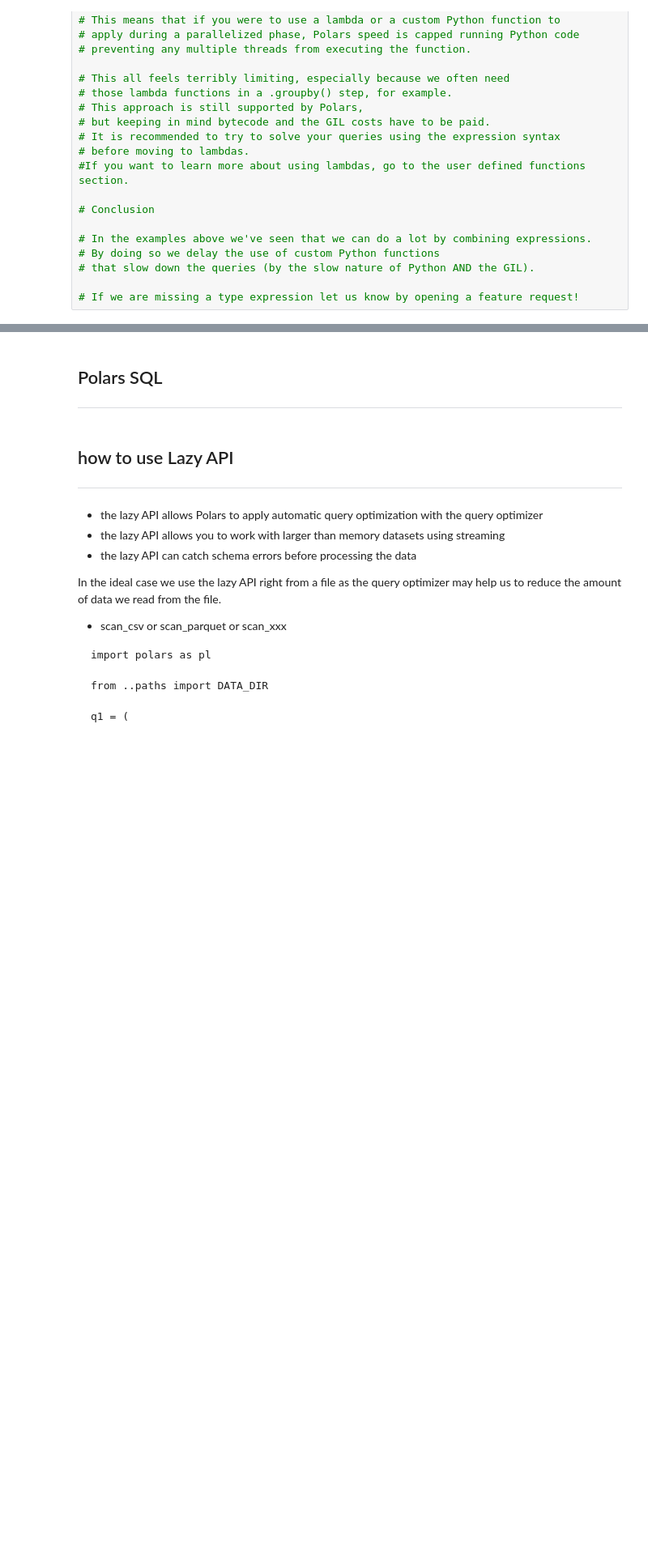
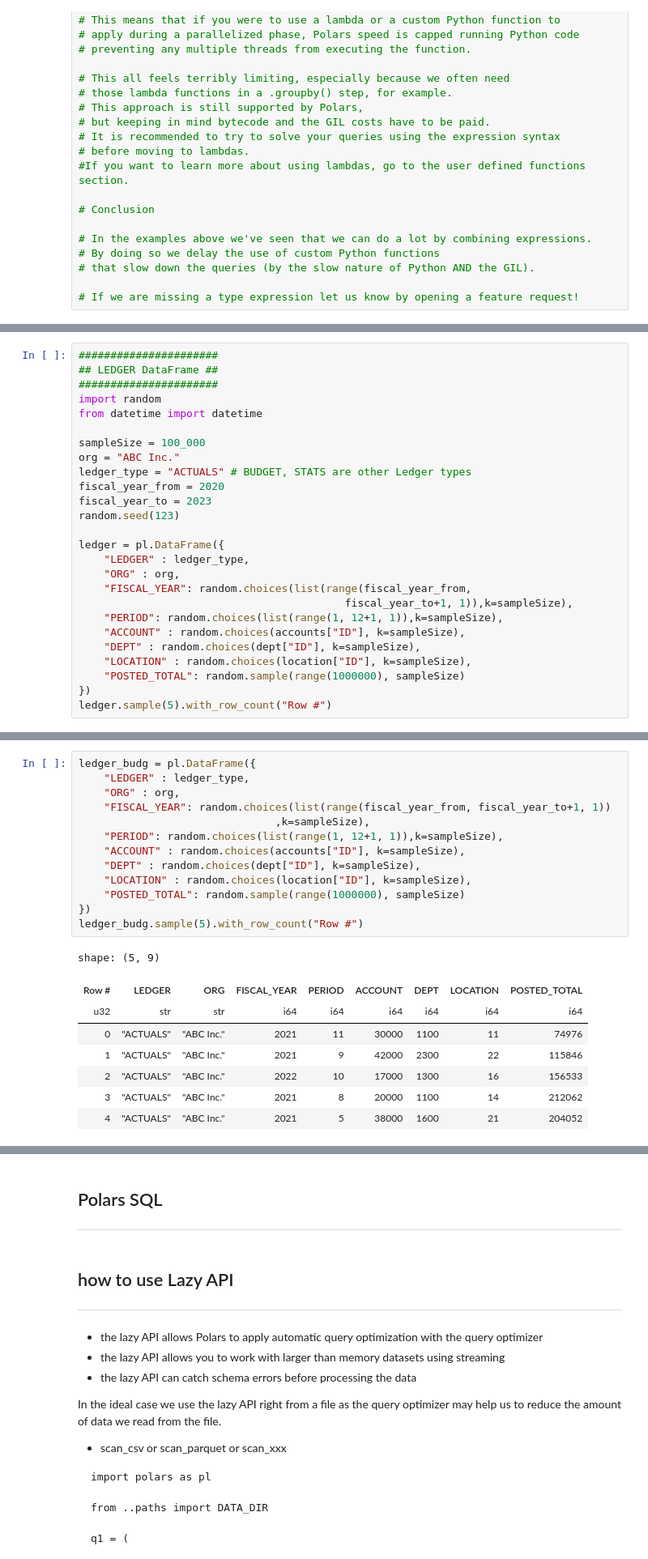
Before and after one commit to AmitXShukla/RPA, a Jupyter notebook: notebooks/Python - Polars dataframe complete user guide.ipynb, the cells around one changed output, grey strips where cells are left out. Shown at 81% size. Cells and saved outputs as stored; diff of their text form; blank space fills up the shorter version.

```diff
--- a/notebooks/Python - Polars dataframe complete user guide.ipynb
+++ b/notebooks/Python - Polars dataframe complete user guide.ipynb
@@ -1839,0 +2926,26 @@ shape: (15, 3)
+# %%
+######################
+## LEDGER DataFrame ##
+######################
+import random
+from datetime import datetime
+
+sampleSize = 100_000
+org = "ABC Inc."
+ledger_type = "ACTUALS" # BUDGET, STATS are other Ledger types
+fiscal_year_from = 2020
+fiscal_year_to = 2023
+random.seed(123)
+
+ledger = pl.DataFrame({
+	"LEDGER" : ledger_type,
+	"ORG" : org,
+	"FISCAL_YEAR": random.choices(list(range(fiscal_year_from,
+                                          fiscal_year_to+1, 1)),k=sampleSize),
+	"PERIOD": random.choices(list(range(1, 12+1, 1)),k=sampleSize),
+	"ACCOUNT" : random.choices(accounts["ID"], k=sampleSize),
+	"DEPT" : random.choices(dept["ID"], k=sampleSize),
+	"LOCATION" : random.choices(location["ID"], k=sampleSize),
+	"POSTED_TOTAL": random.sample(range(1000000), sampleSize)
+})
+ledger.sample(5).with_row_count("Row #")
@@ -1839,0 +2961,22 @@ shape: (15, 3)
+# %%
+ledger_budg = pl.DataFrame({
+	"LEDGER" : ledger_type,
+	"ORG" : org,
+	"FISCAL_YEAR": random.choices(list(range(fiscal_year_from, fiscal_year_to+1, 1))
+                               ,k=sampleSize),
+	"PERIOD": random.choices(list(range(1, 12+1, 1)),k=sampleSize),
+	"ACCOUNT" : random.choices(accounts["ID"], k=sampleSize),
+	"DEPT" : random.choices(dept["ID"], k=sampleSize),
+	"LOCATION" : random.choices(location["ID"], k=sampleSize),
+	"POSTED_TOTAL": random.sample(range(1000000), sampleSize)
+})
+ledger_budg.sample(5).with_row_count("Row #")
+# %% [output]
+shape: (5, 9)
+| Row # | LEDGER | ORG | FISCAL_YEAR | PERIOD | ACCOUNT | DEPT | LOCATION | POSTED_TOTAL |
+| u32 | str | str | i64 | i64 | i64 | i64 | i64 | i64 |
+| 0 | "ACTUALS" | "ABC Inc." | 2021 | 11 | 30000 | 1100 | 11 | 74976 |
+| 1 | "ACTUALS" | "ABC Inc." | 2021 | 9 | 42000 | 2300 | 22 | 115846 |
+| 2 | "ACTUALS" | "ABC Inc." | 2022 | 10 | 17000 | 1300 | 16 | 156533 |
+| 3 | "ACTUALS" | "ABC Inc." | 2021 | 8 | 20000 | 1100 | 14 | 212062 |
+| 4 | "ACTUALS" | "ABC Inc." | 2021 | 5 | 38000 | 1600 | 21 | 204052 |
```
Also changed, not shown: parts of 102 cells of this notebook, 7 other files.
